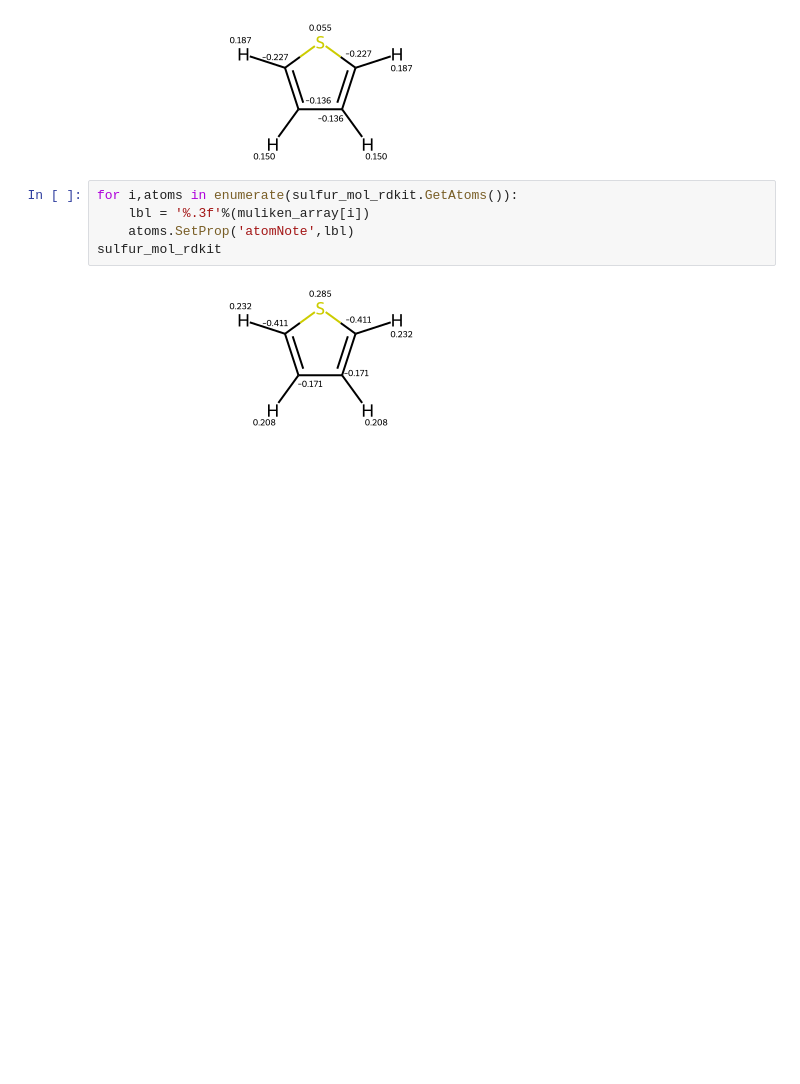
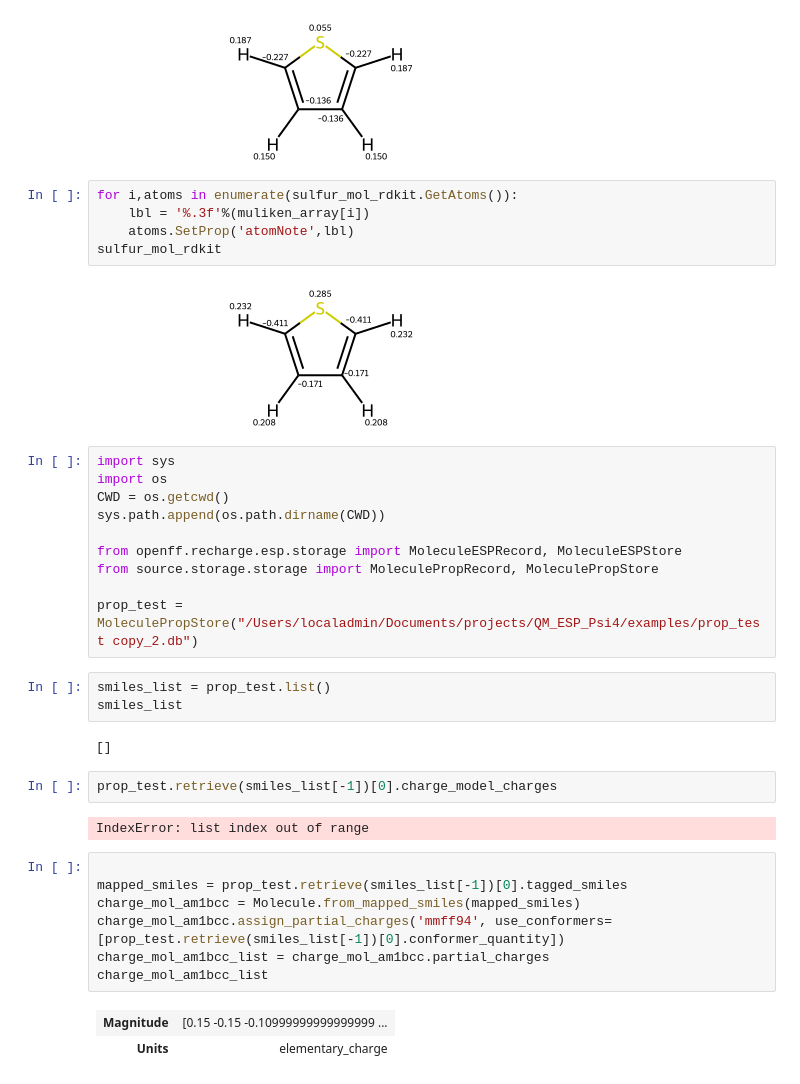
Before and after one commit to bismuthadams1/ChargeCraft, a Jupyter notebook: examples/notebook_test.ipynb, the cells around one changed output. Saved outputs shown, nothing was run; the diff lists cells and outputs as text; blank space fills up the shorter version.

Commit message:
added json store

```diff
--- a/examples/notebook_test.ipynb
+++ b/examples/notebook_test.ipynb
@@ -628,3 +631,32 @@ for i,atoms in enumerate(sulfur_mol_rdkit.GetAtoms()):
 sulfur_mol_rdkit
 # %% [output]
 [figure]
+# %%
+import sys
+import os
+CWD = os.getcwd()
+sys.path.append(os.path.dirname(CWD))
+
+from openff.recharge.esp.storage import MoleculeESPRecord, MoleculeESPStore
+from source.storage.storage import MoleculePropRecord, MoleculePropStore
+
+prop_test = MoleculePropStore("/Users/localadmin/Documents/projects/QM_ESP_Psi4/examples/prop_test copy_2.db")
+# %%
+smiles_list = prop_test.list()
+smiles_list
+# %% [output]
+[]
+# %%
+prop_test.retrieve(smiles_list[-1])[0].charge_model_charges
+# %% [output]
+IndexError: list index out of range
+# %%
+
+mapped_smiles = prop_test.retrieve(smiles_list[-1])[0].tagged_smiles
+charge_mol_am1bcc = Molecule.from_mapped_smiles(mapped_smiles)
+charge_mol_am1bcc.assign_partial_charges('mmff94', use_conformers=[prop_test.retrieve(smiles_list[-1])[0].conformer_quantity])
+charge_mol_am1bcc_list = charge_mol_am1bcc.partial_charges
+charge_mol_am1bcc_list
+# %% [output]
+| Magnitude | [0.15 -0.15 -0.10999999999999999 ... |
+| Units | elementary_charge |
```
Also changed, not shown: parts of 2 cells of this notebook, 11 other files.
